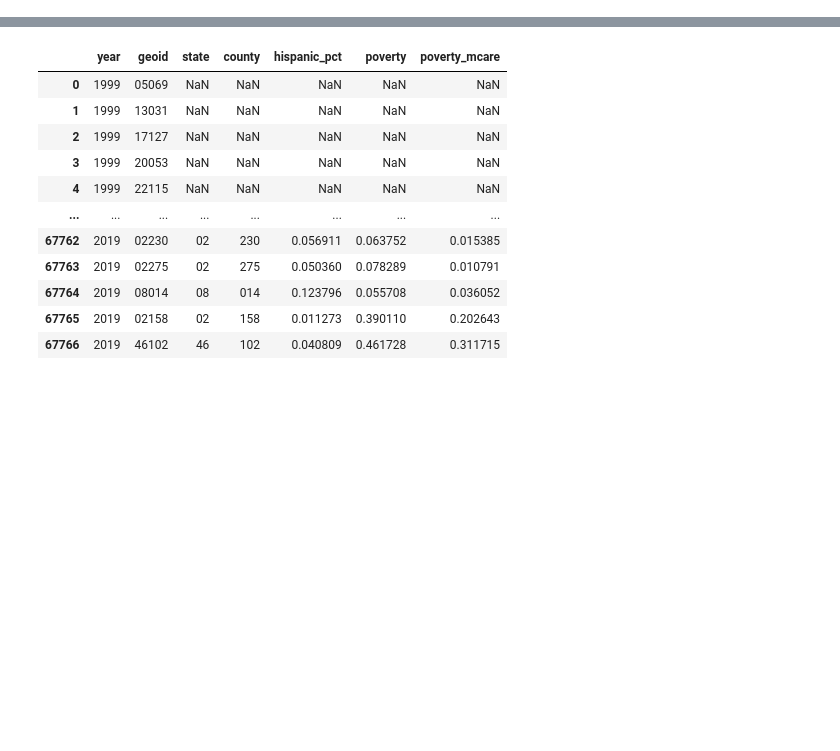
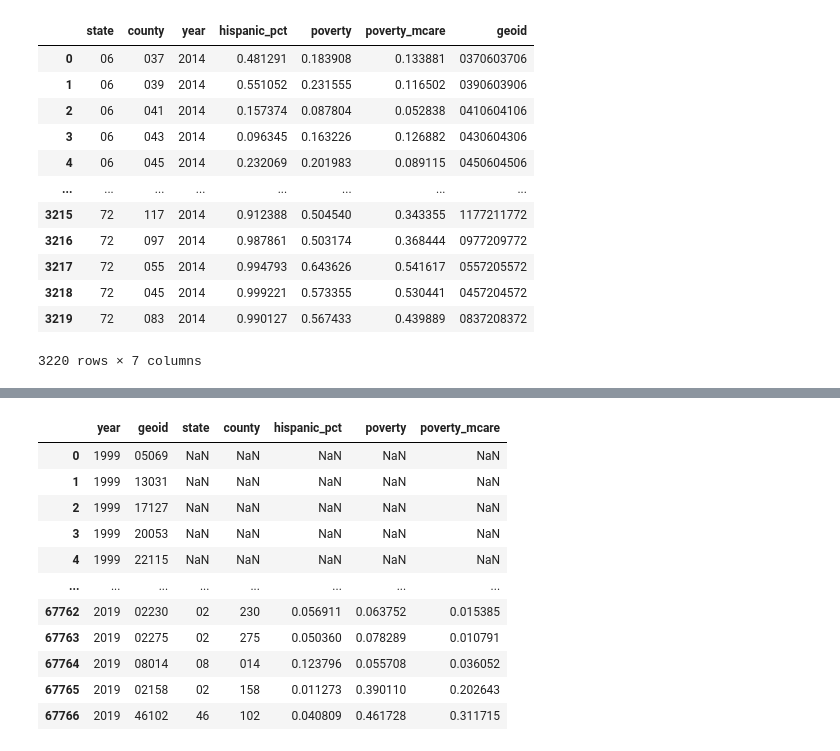
Before and after one commit to quantori/nsaph-utils, a Jupyter notebook: notebooks/Interpolation.ipynb, the cells around one changed output, grey strips where cells are left out. Cells and saved outputs as stored; diff of their text form; code cells hidden in the pictures; blank space fills up the shorter version.

```diff
--- a/notebooks/Interpolation.ipynb
+++ b/notebooks/Interpolation.ipynb
@@ -60 +33,18 @@ print(roll_test)
+# %%
+census.add_geoid()
+census.data
+# %% [output]
+|  | state | county | year | hispanic_pct | poverty | poverty_mcare | geoid |
+| 0 | 06 | 037 | 2014 | 0.481291 | 0.183908 | 0.133881 | 0370603706 |
+| 1 | 06 | 039 | 2014 | 0.551052 | 0.231555 | 0.116502 | 0390603906 |
+| 2 | 06 | 041 | 2014 | 0.157374 | 0.087804 | 0.052838 | 0410604106 |
+| 3 | 06 | 043 | 2014 | 0.096345 | 0.163226 | 0.126882 | 0430604306 |
+| 4 | 06 | 045 | 2014 | 0.232069 | 0.201983 | 0.089115 | 0450604506 |
+| ... | ... | ... | ... | ... | ... | ... | ... |
+| 3215 | 72 | 117 | 2014 | 0.912388 | 0.504540 | 0.343355 | 1177211772 |
+| 3216 | 72 | 097 | 2014 | 0.987861 | 0.503174 | 0.368444 | 0977209772 |
+| 3217 | 72 | 055 | 2014 | 0.994793 | 0.643626 | 0.541617 | 0557205572 |
+| 3218 | 72 | 045 | 2014 | 0.999221 | 0.573355 | 0.530441 | 0457204572 |
+| 3219 | 72 | 083 | 2014 | 0.990127 | 0.567433 | 0.439889 | 0837208372 |
+3220 rows × 7 columns
 # %%
```
Also changed, not shown: parts of 9 cells of this notebook, 18 other files.
